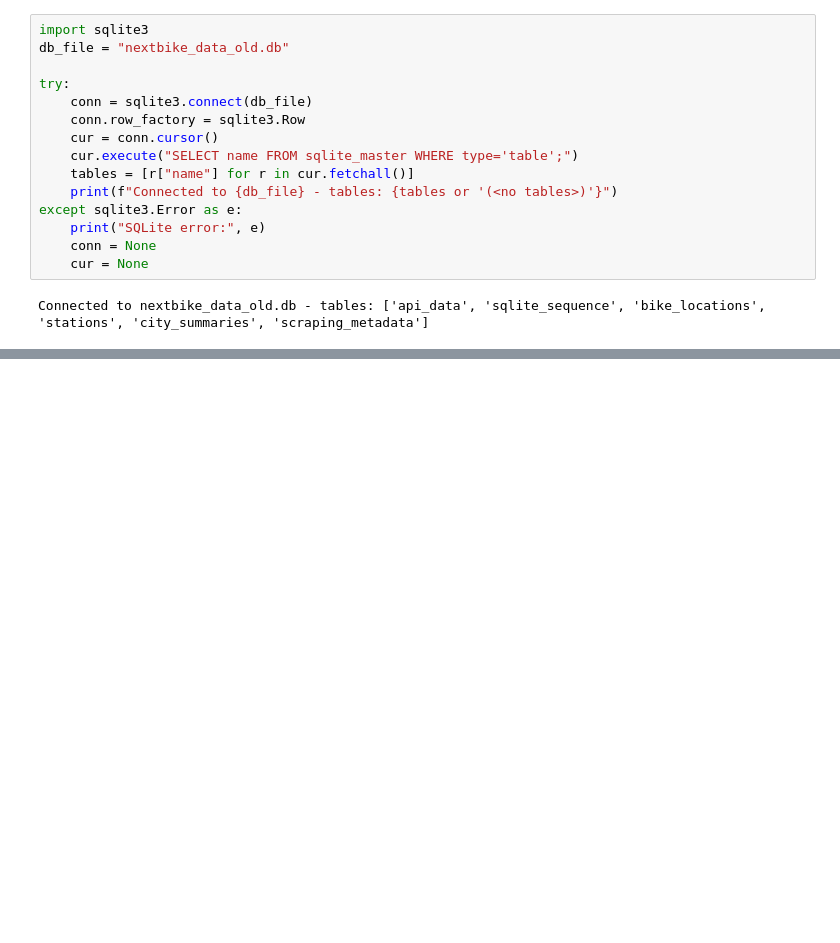
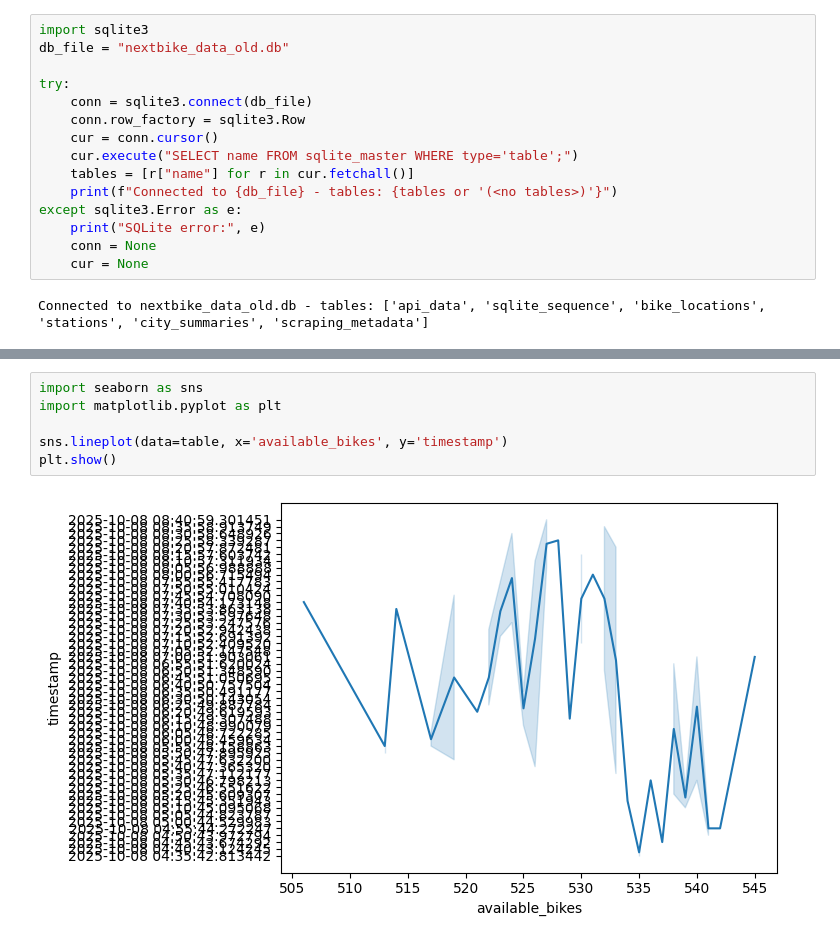
Before and after one commit to Bemnyyy/Projektarbeit, a Jupyter notebook: Test_nextbike_notebook.ipynb, the cells around one changed output, grey strips where cells are left out. Drawn from its saved outputs; the diff is of its cells as text; blank space fills up the shorter version.

```diff
--- a/Test_nextbike_notebook.ipynb
+++ b/Test_nextbike_notebook.ipynb
@@ -96,0 +97,8 @@ table.head(5)
+# %%
+import seaborn as sns
+import matplotlib.pyplot as plt
+
+sns.lineplot(data=table, x='available_bikes', y='timestamp')
+plt.show()
+# %% [output]
+[figure, added]
```
Also changed, not shown: parts of 1 cell of this notebook, 3 other files.
